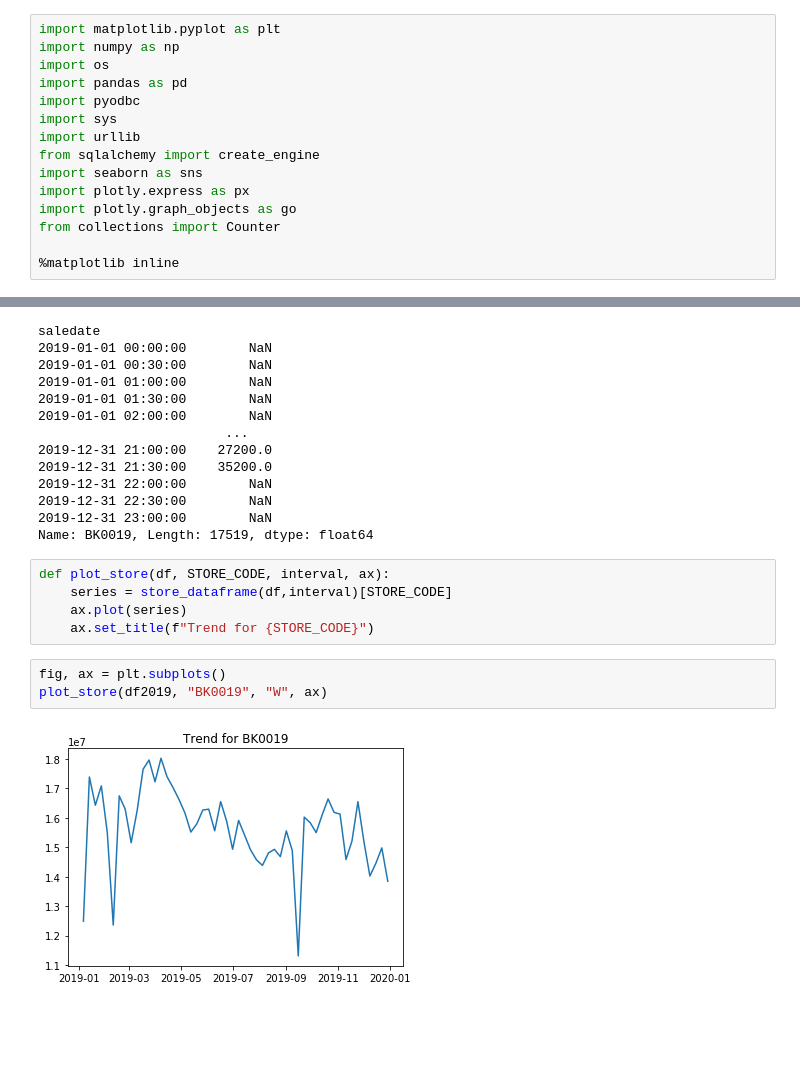
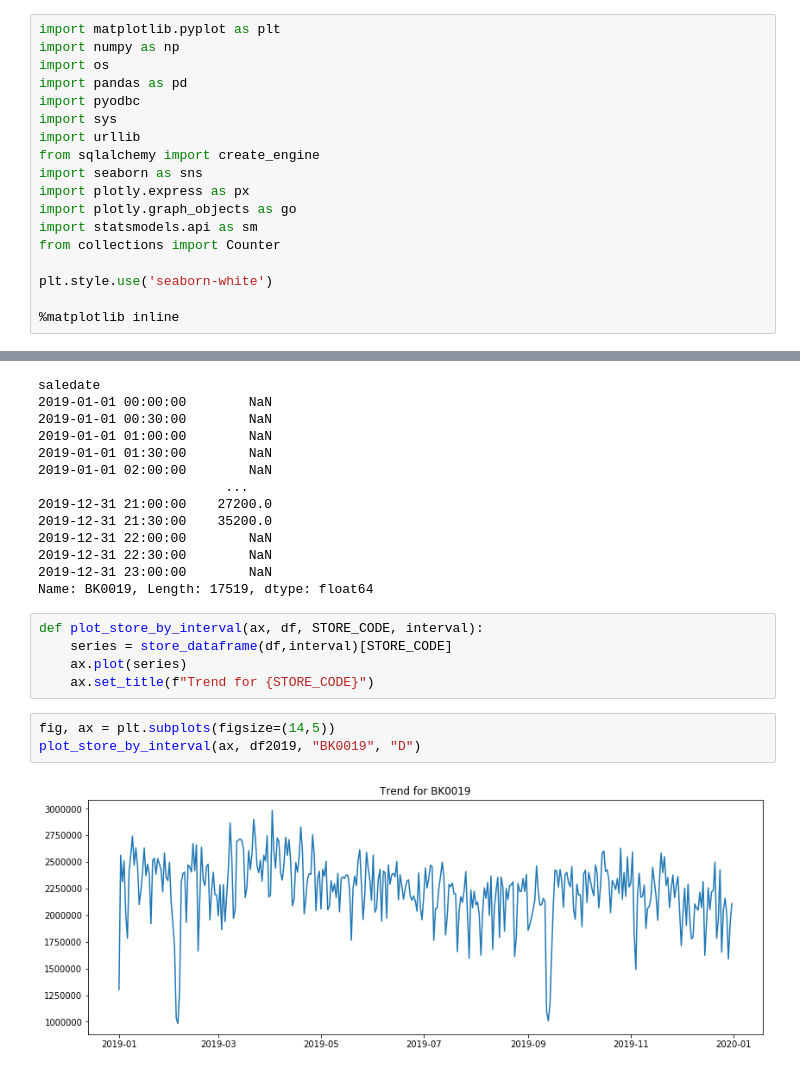
Before and after one commit to chul0717/capstone2, a Jupyter notebook: src/notebook.ipynb, the cells around one changed output, grey strips where cells are left out. Drawn from its saved outputs; the diff is of its cells as text; blank space fills up the shorter version.

```diff
--- a/src/notebook.ipynb
+++ b/src/notebook.ipynb
@@ -10,8 +10,11 @@ from sqlalchemy import create_engine
 import seaborn as sns
 import plotly.express as px
 import plotly.graph_objects as go
+import statsmodels.api as sm
 from collections import Counter
 
+plt.style.use('seaborn-white')
+
 %matplotlib inline
 # %%
 df_sales2019 = pd.read_csv("../data/p_store_order2019.csv", dtype={"orderno":str, "dcamount":int, "oriamount":int, "tamount":int})
@@ -237,12 +240,12 @@ saledate
 2019-12-31 23:00:00        NaN
 Name: BK0019, Length: 17519, dtype: float64
 # %%
-def plot_store(df, STORE_CODE, interval, ax):
+def plot_store_by_interval(ax, df, STORE_CODE, interval):
     series = store_dataframe(df,interval)[STORE_CODE]
     ax.plot(series)
     ax.set_title(f"Trend for {STORE_CODE}")
 # %%
-fig, ax = plt.subplots()
-plot_store(df2019, "BK0019", "W", ax)
+fig, ax = plt.subplots(figsize=(14,5))
+plot_store_by_interval(ax, df2019, "BK0019", "D")
 # %% [output]
-[figure, old version]
+[figure, new version]
```
Also changed, not shown: parts of 4 cells of this notebook.
